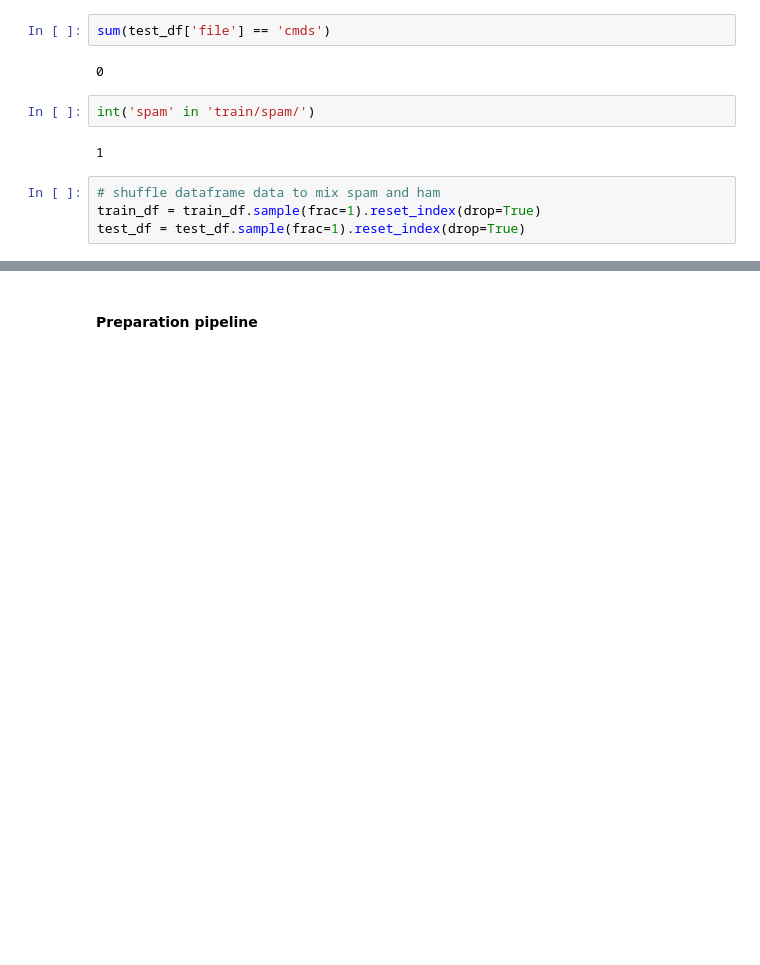
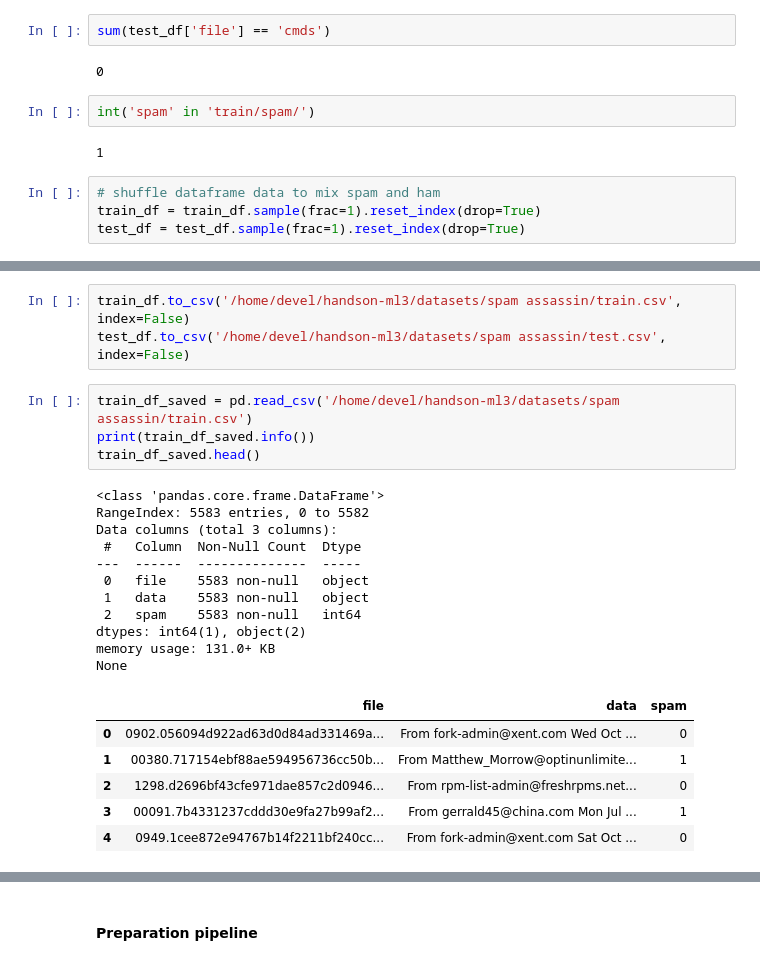
Before and after one commit to MiquelMarinoEspinosa/handson-ml3, a Jupyter notebook: 03_exercises.ipynb, the cells around one changed output, grey strips where cells are left out. Saved outputs shown, nothing was run; the diff lists cells and outputs as text; blank space fills up the shorter version.

Commit message:
finished dataframe dataset creation

```diff
--- a/03_exercises.ipynb
+++ b/03_exercises.ipynb
@@ -2913,0 +2914,25 @@ test_df.tail(10)
+# %%
+train_df.to_csv('/home/devel/handson-ml3/datasets/spam assassin/train.csv', index=False)
+test_df.to_csv('/home/devel/handson-ml3/datasets/spam assassin/test.csv', index=False)
+# %%
+train_df_saved = pd.read_csv('/home/devel/handson-ml3/datasets/spam assassin/train.csv')
+print(train_df_saved.info())
+train_df_saved.head()
+# %% [output]
+<class 'pandas.core.frame.DataFrame'>
+RangeIndex: 5583 entries, 0 to 5582
+Data columns (total 3 columns):
+ #   Column  Non-Null Count  Dtype
+---  ------  --------------  -----
+ 0   file    5583 non-null   object
+ 1   data    5583 non-null   object
+ 2   spam    5583 non-null   int64
+dtypes: int64(1), object(2)
+memory usage: 131.0+ KB
+None
+|  | file | data | spam |
+| 0 | 0902.056094d922ad63d0d84ad331469a... | From fork-admin@xent.com Wed Oct ... | 0 |
+| 1 | 00380.717154ebf88ae594956736cc50b... | From Matthew_Morrow@optinunlimite... | 1 |
+| 2 | 1298.d2696bf43cfe971dae857c2d0946... | From rpm-list-admin@freshrpms.net... | 0 |
+| 3 | 00091.7b4331237cddd30e9fa27b99af2... | From gerrald45@china.com Mon Jul ... | 1 |
+| 4 | 0949.1cee872e94767b14f2211bf240cc... | From fork-admin@xent.com Sat Oct ... | 0 |
```
Also changed, not shown: parts of 8 cells of this notebook.
